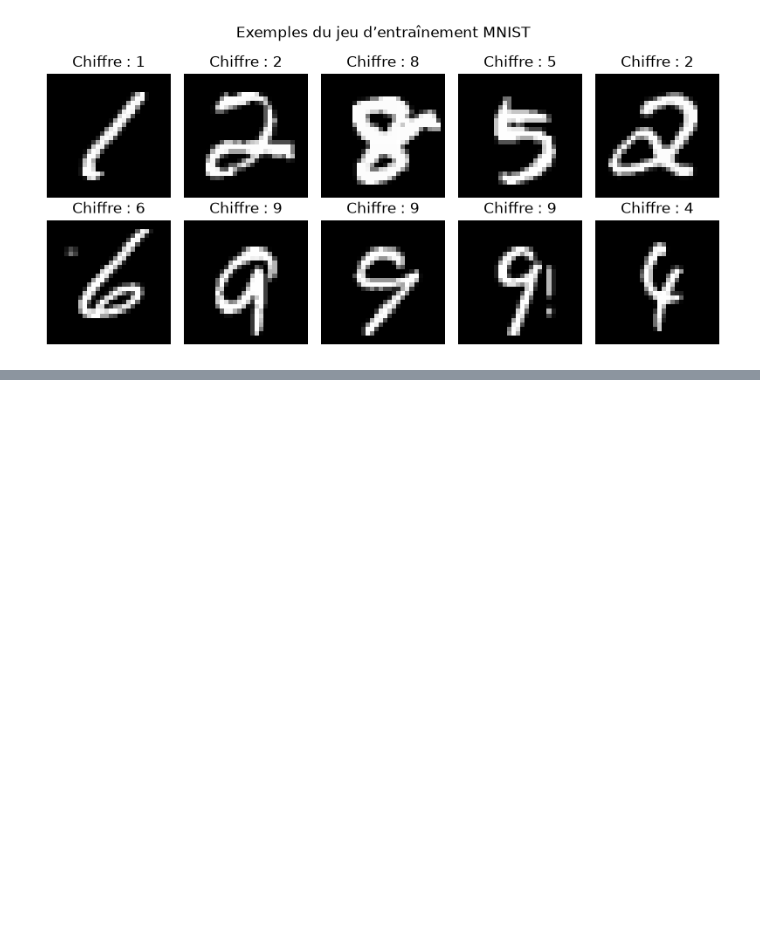
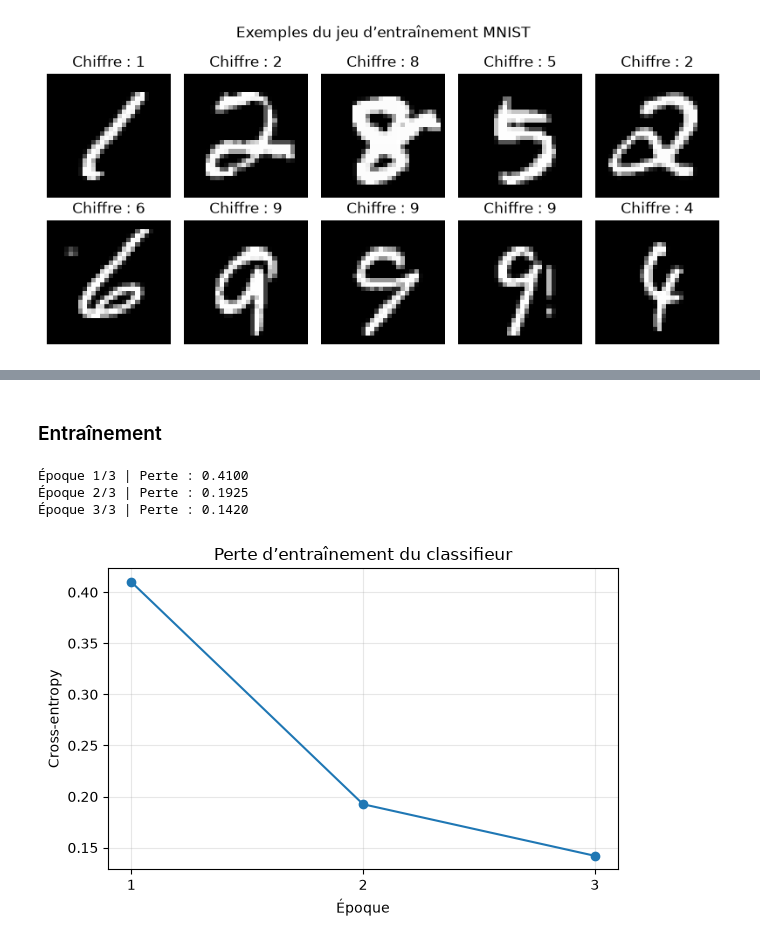
Before and after one commit to Seemo0/IAGEN-Activit-Pratique-N-2, a Jupyter notebook: Activite_2_MNIST.ipynb, the cells around one changed output, grey strips where cells are left out. Cells and saved outputs as stored; diff of their text form; code cells hidden in the pictures; blank space fills up the shorter version.

```diff
--- a/Activite_2_MNIST.ipynb
+++ b/Activite_2_MNIST.ipynb
@@ -92,0 +126,36 @@ Valeurs des pixels : [0.0, 1.0]
+# %% [markdown]
+### Entraînement
+# %%
+epochs = 3
+classifier_losses = []
+
+for epoch in range(epochs):
+    classifier.train()
+    total_loss = 0.0
+    for images, labels in train_loader:
+        images, labels = images.to(device), labels.to(device)
+        optimizer.zero_grad()
+        logits = classifier(images)
+        loss = criterion(logits, labels)
+        loss.backward()
+        optimizer.step()
+        total_loss += loss.item() * images.size(0)
+
+    average_loss = total_loss / len(train_dataset)
+    classifier_losses.append(average_loss)
+    print(f"Époque {epoch + 1}/{epochs} | Perte : {average_loss:.4f}")
+
+plt.figure(figsize=(6, 4))
+plt.plot(range(1, epochs + 1), classifier_losses, marker="o")
+plt.xticks(range(1, epochs + 1))
+plt.xlabel("Époque")
+plt.ylabel("Cross-entropy")
+plt.title("Perte d’entraînement du classifieur")
+plt.grid(alpha=0.3)
+plt.tight_layout()
+plt.show()
+# %% [output]
+Époque 1/3 | Perte : 0.4100
+Époque 2/3 | Perte : 0.1925
+Époque 3/3 | Perte : 0.1420
+[figure, added]
```
Also changed, not shown: parts of 5 cells of this notebook.
